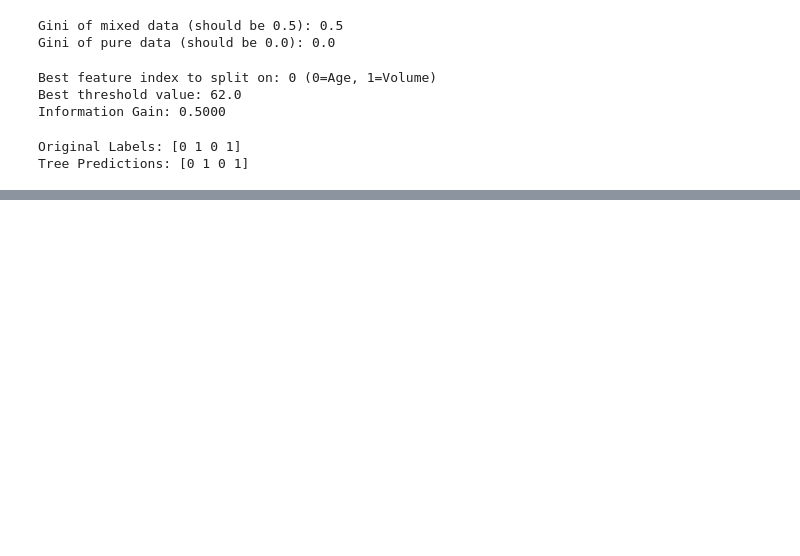
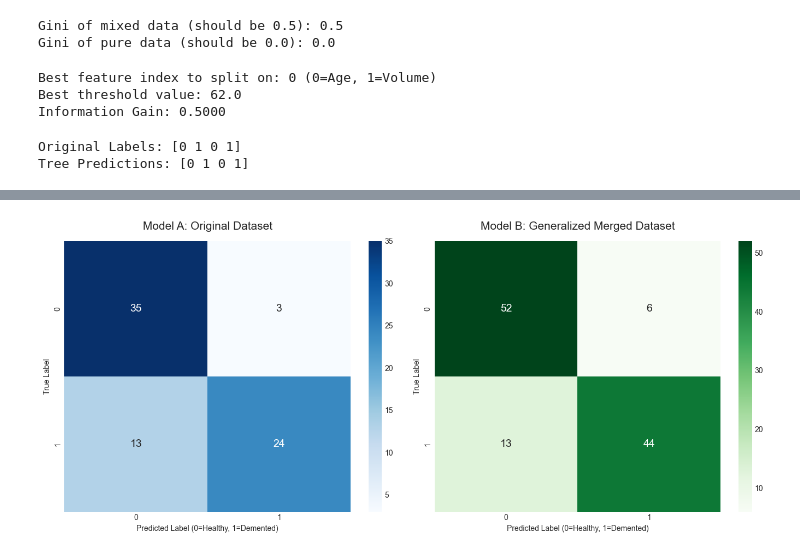
Before and after one commit to Ekram17ahmed/Machine-learning-Project, a Jupyter notebook: notebooks/model_RandomForest.ipynb, the cells around one changed output, grey strips where cells are left out. Drawn from its saved outputs; the diff is of its cells as text; code cells hidden in the pictures; blank space fills up the shorter version.

Commit message:
Phase III Final Submission: Added generalized dataset, refined the algorithms on the data and final visualizations

```diff
--- a/notebooks/model_RandomForest.ipynb
+++ b/notebooks/model_RandomForest.ipynb
@@ -353,0 +377,34 @@ F1-Score: 0.9577
+# %%
+import matplotlib.pyplot as plt
+import seaborn as sns
+from sklearn.metrics import confusion_matrix, roc_curve, auc
+from sklearn.decomposition import PCA
+import warnings
+
+warnings.filterwarnings('ignore')
+plt.style.use('seaborn-v0_8-whitegrid')
+
+# The exact feature order from your preprocessed data
+feature_names = ['M/F', 'Age', 'EDUC', 'SES', 'MMSE', 'eTIV', 'nWBV', 'ASF']
+# %%
+fig, axes = plt.subplots(1, 2, figsize=(14, 6))
+
+# 1. Original Dataset Confusion Matrix
+cm_orig = confusion_matrix(y_test_orig, preds_orig)
+sns.heatmap(cm_orig, annot=True, fmt='d', cmap='Blues', ax=axes[0], annot_kws={"size": 14})
+axes[0].set_title('Model A: Original Dataset', fontsize=15, pad=15)
+axes[0].set_xlabel('Predicted Label (0=Healthy, 1=Demented)')
+axes[0].set_ylabel('True Label')
+
+# 2. Merged Dataset Confusion Matrix
+cm_merged = confusion_matrix(y_test_merged, preds_merged)
+sns.heatmap(cm_merged, annot=True, fmt='d', cmap='Greens', ax=axes[1], annot_kws={"size": 14})
+axes[1].set_title('Model B: Generalized Merged Dataset', fontsize=15, pad=15)
+axes[1].set_xlabel('Predicted Label (0=Healthy, 1=Demented)')
+axes[1].set_ylabel('True Label')
+
+plt.tight_layout()
+plt.savefig('../figures/rf_confusion_matrices.png', dpi=300)
+plt.show()
+# %% [output]
+[figure, added]
```
Also changed, not shown: parts of 10 cells of this notebook, 31 other files.
